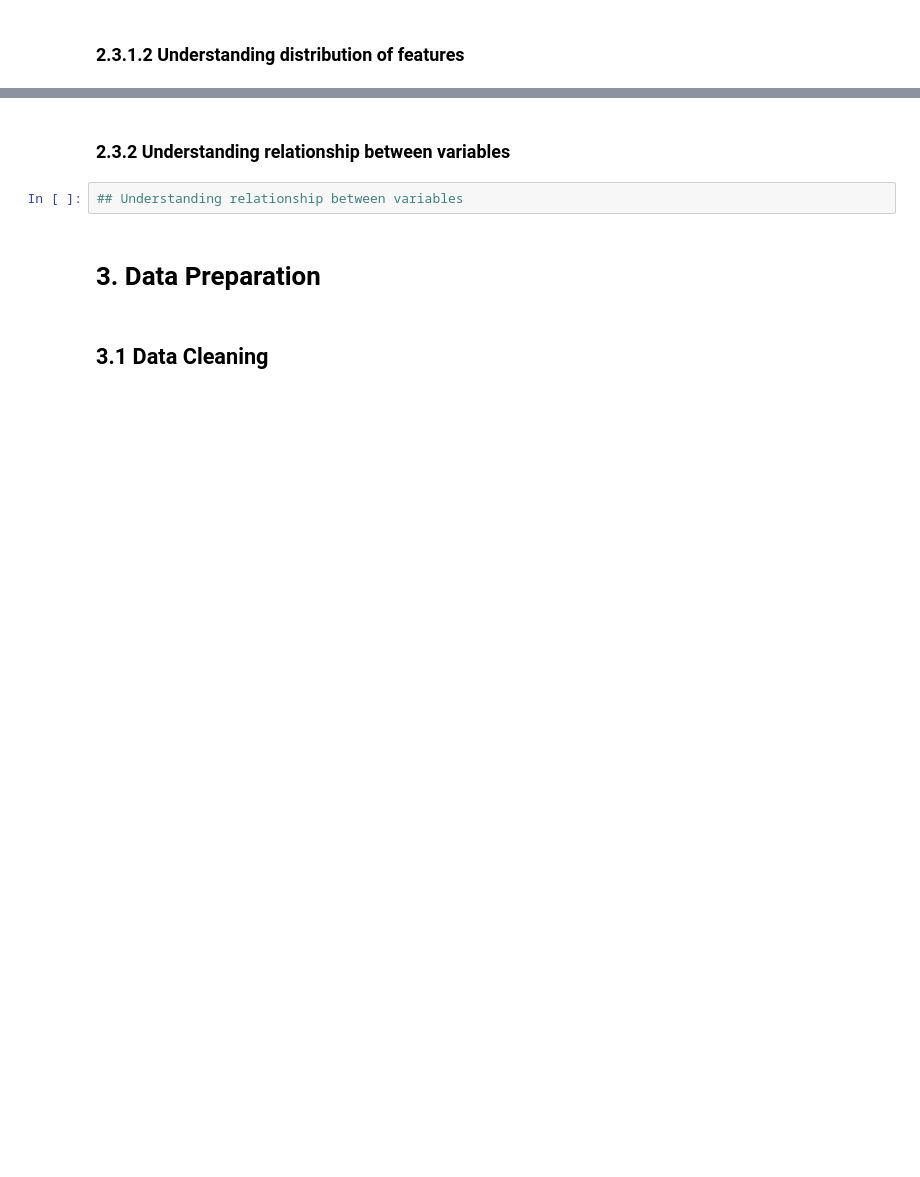
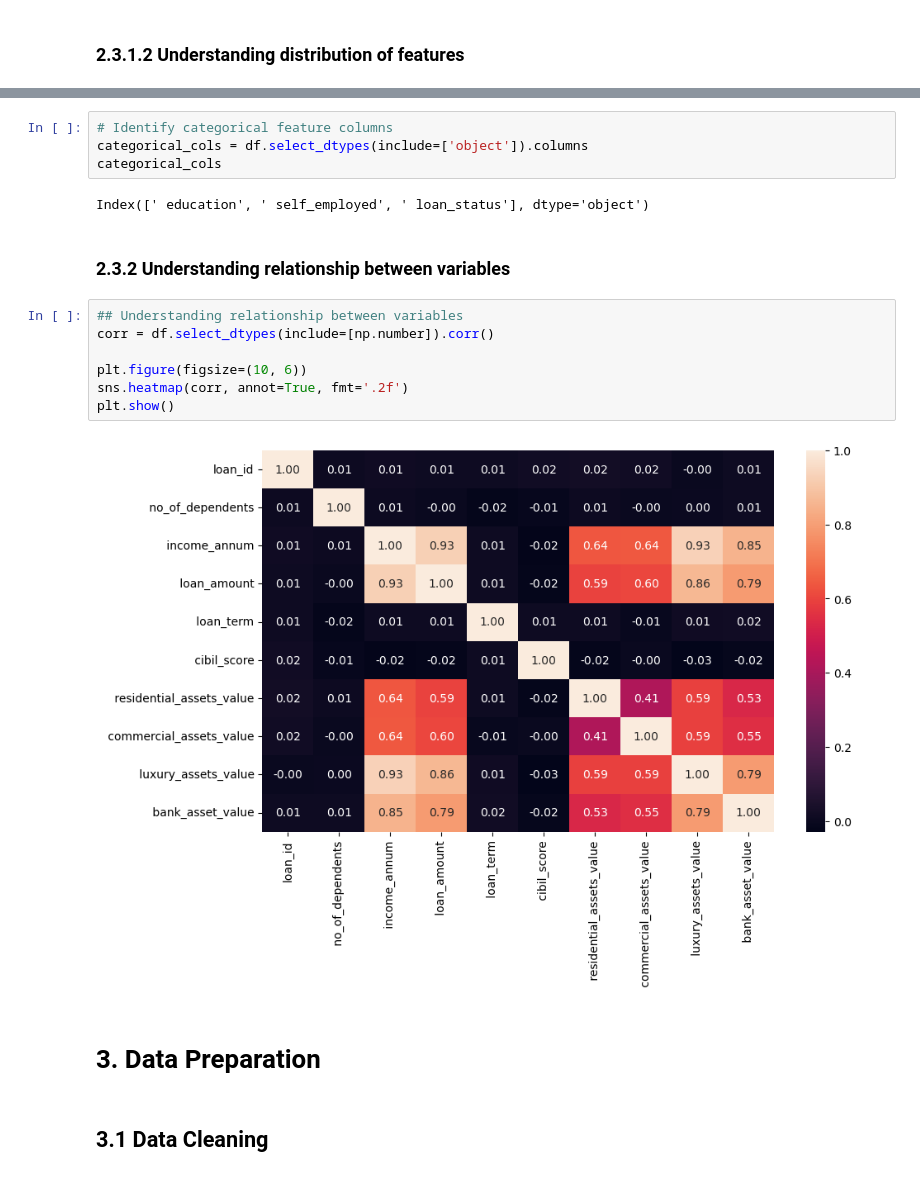
Before and after one commit to aaqil7/MLDP_assignment, a Jupyter notebook: MLDP Program Codes Submission.ipynb, the cells around one changed output, grey strips where cells are left out. Drawn from its saved outputs; the diff is of its cells as text; blank space fills up the shorter version.

```diff
--- a/MLDP Program Codes Submission.ipynb
+++ b/MLDP Program Codes Submission.ipynb
@@ -108,7 +223,20 @@ df.describe(include='all')
+# %%
+# Identify categorical feature columns
+categorical_cols = df.select_dtypes(include=['object']).columns
+categorical_cols
+# %% [output]
+Index([' education', ' self_employed', ' loan_status'], dtype='object')
 # %% [markdown]
 ### 2.3.2 Understanding relationship between variables
 # %%
 ## Understanding relationship between variables
+corr = df.select_dtypes(include=[np.number]).corr()
+
+plt.figure(figsize=(10, 6))
+sns.heatmap(corr, annot=True, fmt='.2f')
+plt.show()
+# %% [output]
+[figure, added]
 # %% [markdown]
 # 3. Data Preparation
 # %% [markdown]
```
Also changed, not shown: parts of 34 cells of this notebook, 4 other files.
